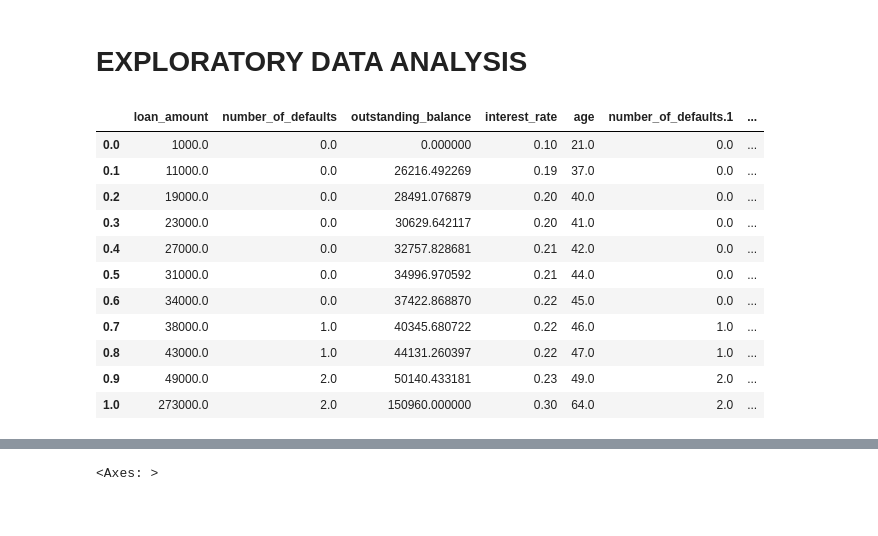
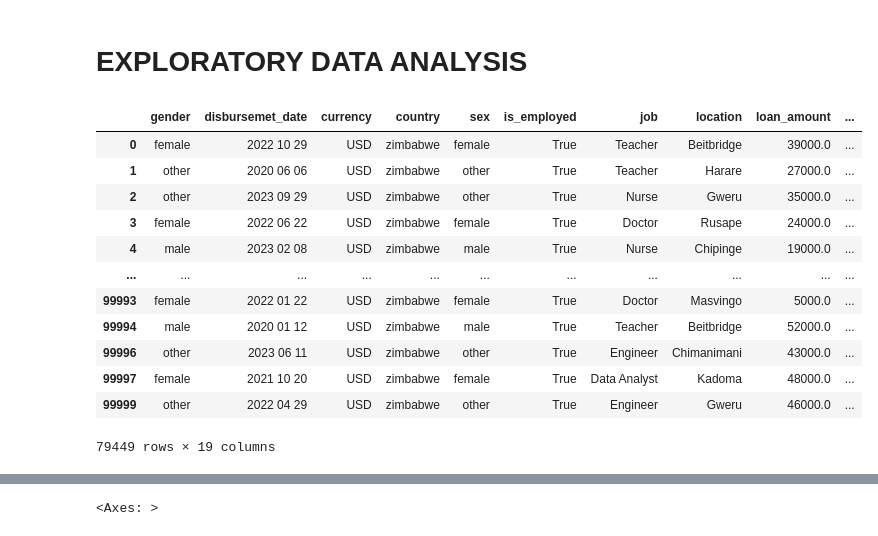
Before and after one commit to Augah2001/Data-Science-Competion-Question-and-Data, a Jupyter notebook: credit_risk.ipynb, the cells around one changed output, grey strips where cells are left out. Drawn from its saved outputs; the diff is of its cells as text; code cells hidden in the pictures.

```diff
--- a/credit_risk.ipynb
+++ b/credit_risk.ipynb
@@ -432,13 +425,13 @@ RandomForestClassifier()
 # %%
-status =[]
+# status =[]
 
-for i in mdl.predict():
-    if i == 0:
-        status.append('single')
-    elif i ==1:
-        status.append('married')
-    elif i ==2:
-        status.append('divorced')
+# for i in mdl.predict():
+#     if i == 0:
+#         status.append('single')
+#     elif i ==1:
+#         status.append('married')
+#     elif i ==2:
+#         status.append('divorced')
 
-df.loc[df.marital_status.isna(), 'marital_status' ] = status
-df
+# df.loc[df.marital_status.isna(), 'marital_status' ] = status
+# df
@@ -560,19 +539,31 @@ dtype: int64
 # %%
 #spread of data using quantiles
 df.loc[:, [col for col in df if df[col].dtype not in ['object', 'bool']]].quantile(np.arange(0,1.1,0.1))
+
+for i in df.columns:
+    if df[i].dtype == 'float64' or df[i].dtype == 'int64':
+
+        low_quart, high_quart = df[i].quantile(0.25), df[i].quantile(0.75)
+        inter_quart_range = 1.5 * (high_quart -low_quart)
+        low_out, high_out = low_quart-inter_quart_range, high_quart+ inter_quart_range
+
+        df = df.loc[(df[i]> low_out) & (df[i]< high_out)]
+
+df
 # %% [output]
-|  | loan_amount | number_of_defaults | outstanding_balance | interest_rate | age | number_of_defaults.1 | ... |
-| 0.0 | 1000.0 | 0.0 | 0.000000 | 0.10 | 21.0 | 0.0 | ... |
-| 0.1 | 11000.0 | 0.0 | 26216.492269 | 0.19 | 37.0 | 0.0 | ... |
-| 0.2 | 19000.0 | 0.0 | 28491.076879 | 0.20 | 40.0 | 0.0 | ... |
-| 0.3 | 23000.0 | 0.0 | 30629.642117 | 0.20 | 41.0 | 0.0 | ... |
-| 0.4 | 27000.0 | 0.0 | 32757.828681 | 0.21 | 42.0 | 0.0 | ... |
-| 0.5 | 31000.0 | 0.0 | 34996.970592 | 0.21 | 44.0 | 0.0 | ... |
-| 0.6 | 34000.0 | 0.0 | 37422.868870 | 0.22 | 45.0 | 0.0 | ... |
-| 0.7 | 38000.0 | 1.0 | 40345.680722 | 0.22 | 46.0 | 1.0 | ... |
-| 0.8 | 43000.0 | 1.0 | 44131.260397 | 0.22 | 47.0 | 1.0 | ... |
-| 0.9 | 49000.0 | 2.0 | 50140.433181 | 0.23 | 49.0 | 2.0 | ... |
-| 1.0 | 273000.0 | 2.0 | 150960.000000 | 0.30 | 64.0 | 2.0 | ... |
+|  | gender | disbursemet_date | currency | country | sex | is_employed | job | location | loan_amount | ... |
+| 0 | female | 2022 10 29 | USD | zimbabwe | female | True | Teacher | Beitbridge | 39000.0 | ... |
+| 1 | other | 2020 06 06 | USD | zimbabwe | other | True | Teacher | Harare | 27000.0 | ... |
+| 2 | other | 2023 09 29 | USD | zimbabwe | other | True | Nurse | Gweru | 35000.0 | ... |
+| 3 | female | 2022 06 22 | USD | zimbabwe | female | True | Doctor | Rusape | 24000.0 | ... |
+| 4 | male | 2023 02 08 | USD | zimbabwe | male | True | Nurse | Chipinge | 19000.0 | ... |
+| ... | ... | ... | ... | ... | ... | ... | ... | ... | ... | ... |
+| 99993 | female | 2022 01 22 | USD | zimbabwe | female | True | Doctor | Masvingo | 5000.0 | ... |
+| 99994 | male | 2020 01 12 | USD | zimbabwe | male | True | Teacher | Beitbridge | 52000.0 | ... |
+| 99996 | other | 2023 06 11 | USD | zimbabwe | other | True | Engineer | Chimanimani | 43000.0 | ... |
+| 99997 | female | 2021 10 20 | USD | zimbabwe | female | True | Data Analyst | Kadoma | 48000.0 | ... |
+| 99999 | other | 2022 04 29 | USD | zimbabwe | other | True | Engineer | Gweru | 46000.0 | ... |
+79449 rows × 19 columns
 # %%
 #distribution of features
 
```
Also changed, not shown: parts of 25 cells of this notebook.
